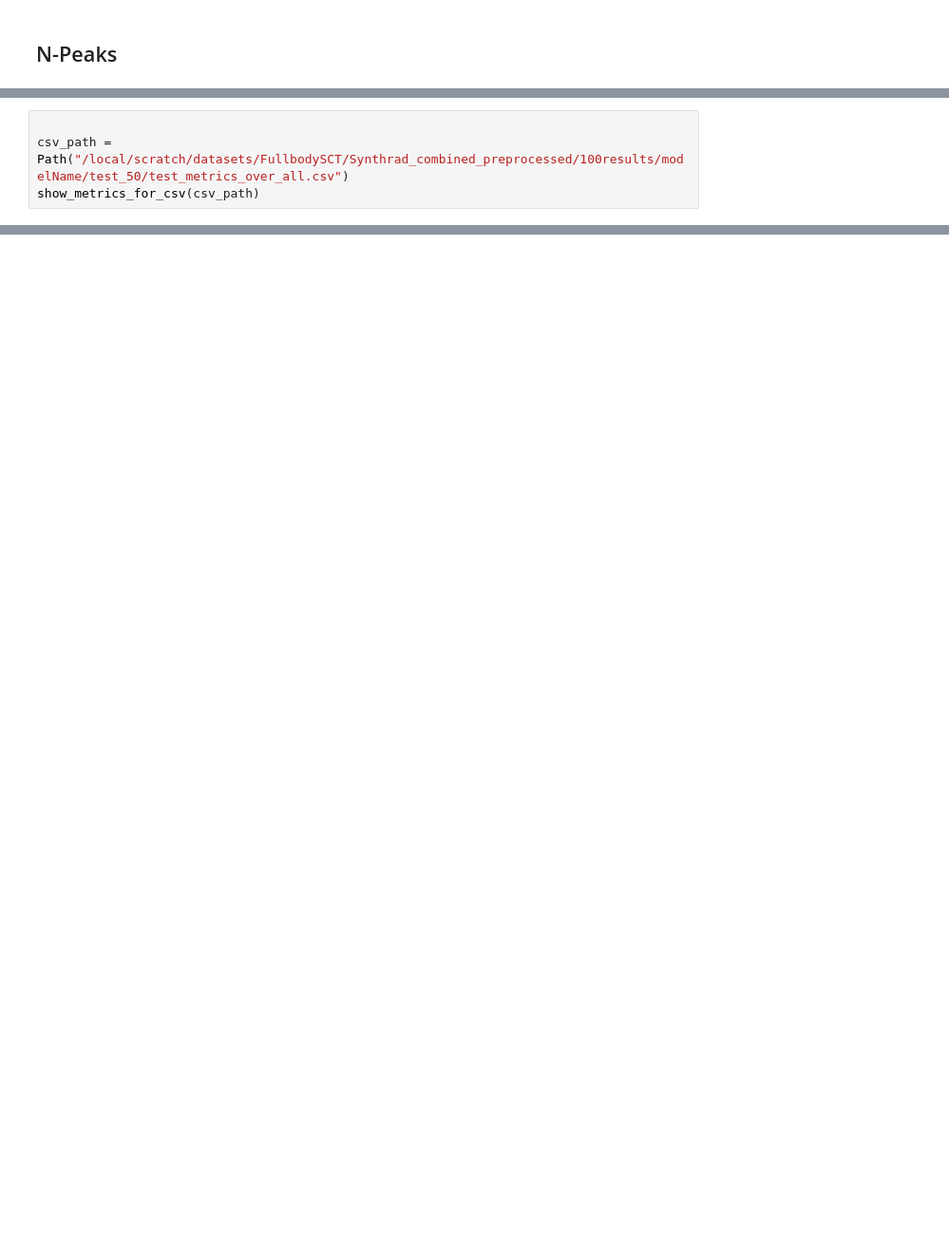
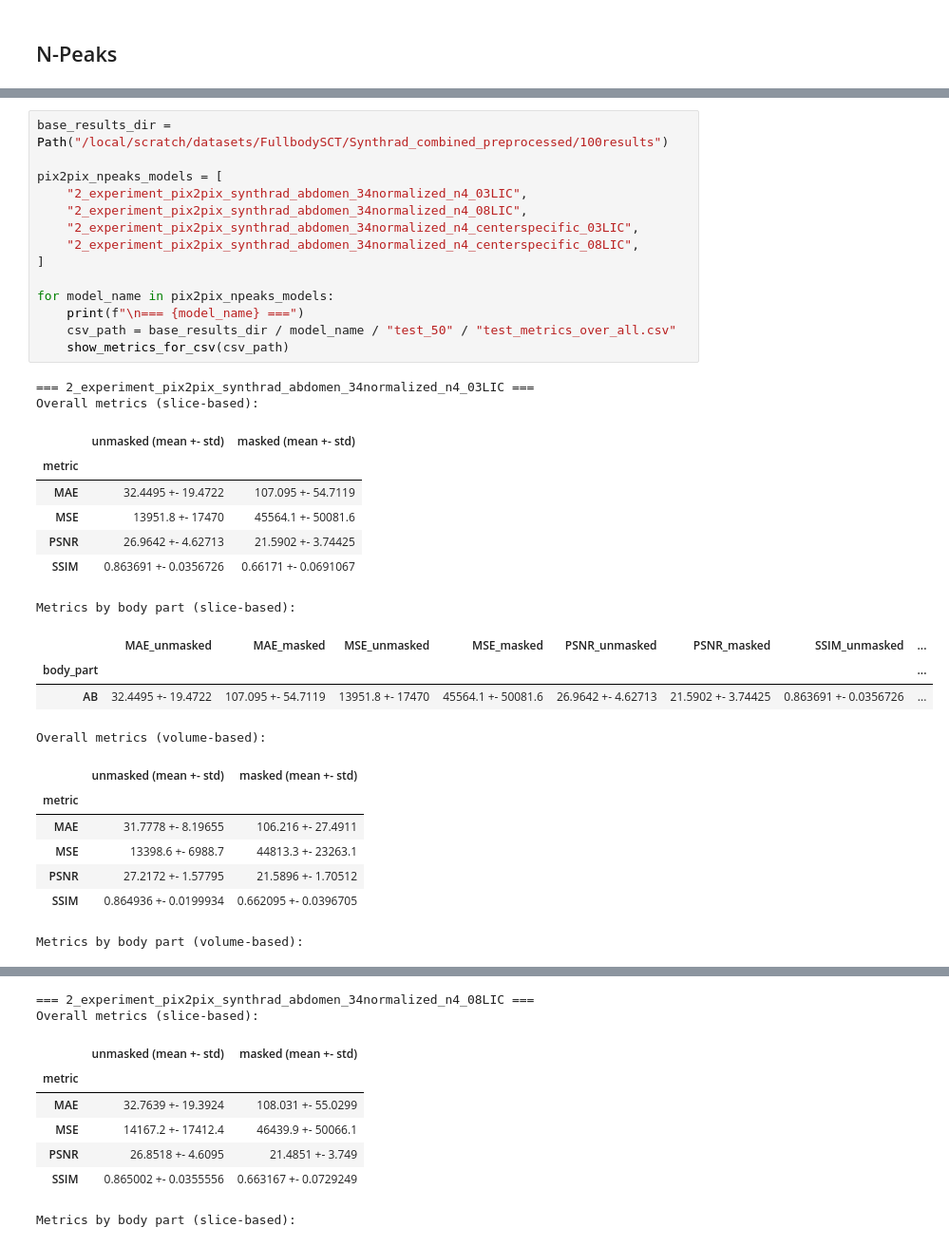
Before and after one commit to NicSchuler/fullbody-sCT, a Jupyter notebook: training/notebooks/read_test_metrics.ipynb, the cells around one changed output, grey strips where cells are left out. Shown at 95% size. Drawn from its saved outputs; the diff is of its cells as text; blank space fills up the shorter version.

```diff
--- a/training/notebooks/read_test_metrics.ipynb
+++ b/training/notebooks/read_test_metrics.ipynb
@@ -1233,4 +1304,35 @@ show_metrics_for_csv(csv_path)
 # %%
+base_results_dir = Path("/local/scratch/datasets/FullbodySCT/Synthrad_combined_preprocessed/100results")
 
-csv_path = Path("/local/scratch/datasets/FullbodySCT/Synthrad_combined_preprocessed/100results/modelName/test_50/test_metrics_over_all.csv")
-show_metrics_for_csv(csv_path)
+pix2pix_npeaks_models = [
+    "2_experiment_pix2pix_synthrad_abdomen_34normalized_n4_03LIC",
+    "2_experiment_pix2pix_synthrad_abdomen_34normalized_n4_08LIC",
+    "2_experiment_pix2pix_synthrad_abdomen_34normalized_n4_centerspecific_03LIC",
+    "2_experiment_pix2pix_synthrad_abdomen_34normalized_n4_centerspecific_08LIC",
+]
+
+for model_name in pix2pix_npeaks_models:
+    print(f"\n=== {model_name} ===")
+    csv_path = base_results_dir / model_name / "test_50" / "test_metrics_over_all.csv"
+    show_metrics_for_csv(csv_path)
+# %% [output]
+=== 2_experiment_pix2pix_synthrad_abdomen_34normalized_n4_03LIC ===
+Overall metrics (slice-based):
+|  | unmasked (mean +- std) | masked (mean +- std) |
+| metric |  |  |
+| MAE | 32.4495 +- 19.4722 | 107.095 +- 54.7119 |
+| MSE | 13951.8 +- 17470 | 45564.1 +- 50081.6 |
+| PSNR | 26.9642 +- 4.62713 | 21.5902 +- 3.74425 |
+| SSIM | 0.863691 +- 0.0356726 | 0.66171 +- 0.0691067 |
+Metrics by body part (slice-based):
+|  | MAE_unmasked | MAE_masked | MSE_unmasked | MSE_masked | PSNR_unmasked | PSNR_masked | SSIM_unmasked | ... |
+| body_part |  |  |  |  |  |  |  | ... |
+| AB | 32.4495 +- 19.4722 | 107.095 +- 54.7119 | 13951.8 +- 17470 | 45564.1 +- 50081.6 | 26.9642 +- 4.62713 | 21.5902 +- 3.74425 | 0.863691 +- 0.0356726 | ... |
+Overall metrics (volume-based):
+|  | unmasked (mean +- std) | masked (mean +- std) |
+| metric |  |  |
+| MAE | 31.7778 +- 8.19655 | 106.216 +- 27.4911 |
+| MSE | 13398.6 +- 6988.7 | 44813.3 +- 23263.1 |
+| PSNR | 27.2172 +- 1.57795 | 21.5896 +- 1.70512 |
+| SSIM | 0.864936 +- 0.0199934 | 0.662095 +- 0.0396705 |
+Metrics by body part (volume-based):
@@ -1236,0 +1342,9 @@ show_metrics_for_csv(csv_path)
+=== 2_experiment_pix2pix_synthrad_abdomen_34normalized_n4_08LIC ===
+Overall metrics (slice-based):
+|  | unmasked (mean +- std) | masked (mean +- std) |
+| metric |  |  |
+| MAE | 32.7639 +- 19.3924 | 108.031 +- 55.0299 |
+| MSE | 14167.2 +- 17412.4 | 46439.9 +- 50066.1 |
+| PSNR | 26.8518 +- 4.6095 | 21.4851 +- 3.749 |
+| SSIM | 0.865002 +- 0.0355556 | 0.663167 +- 0.0729249 |
+Metrics by body part (slice-based):
```
Also changed, not shown: parts of 3 cells of this notebook, 31 other files.
